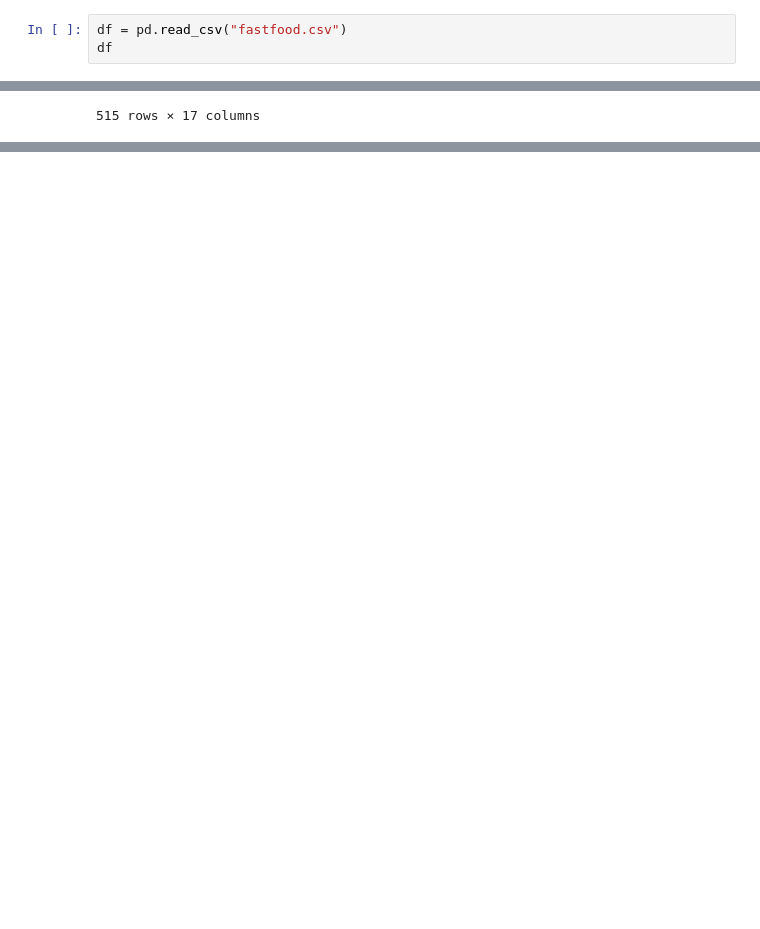
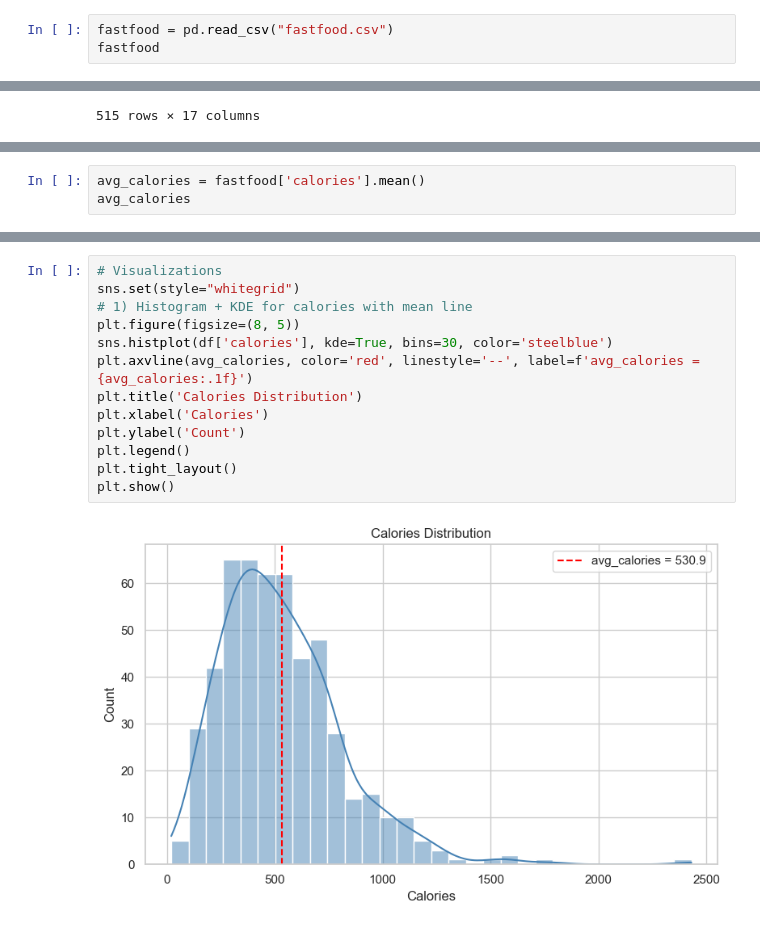
Before and after one commit to Evimess/IS477_FInal_Project, a Jupyter notebook: is477_analysis.ipynb, the cells around one changed output, grey strips where cells are left out. Drawn from its saved outputs; the diff is of its cells as text; blank space fills up the shorter version.

```diff
--- a/is477_analysis.ipynb
+++ b/is477_analysis.ipynb
@@ -4,6 +6,6 @@ import numpy as np
 # %%
-df = pd.read_csv("fastfood.csv")
-df
+fastfood = pd.read_csv("fastfood.csv")
+fastfood
 # %% [output]
 |  | restaurant | item | calories | cal_fat | total_fat | sat_fat | trans_fat | cholesterol | sodium | ... |
 | 0 | Mcdonalds | Artisan Grilled Chicken Sandwich | 380 | 60 | 7 | 2.0 | 0.0 | 95 | 1110 | ... |
@@ -39,3 +41,6 @@ vit_c          210
 calcium        210
 salad            0
 dtype: int64
+# %%
+avg_calories = fastfood['calories'].mean()
+avg_calories
@@ -41,0 +142,15 @@ dtype: int64
+# %%
+# Visualizations
+sns.set(style="whitegrid")
+# 1) Histogram + KDE for calories with mean line
+plt.figure(figsize=(8, 5))
+sns.histplot(df['calories'], kde=True, bins=30, color='steelblue')
+plt.axvline(avg_calories, color='red', linestyle='--', label=f'avg_calories = {avg_calories:.1f}')
+plt.title('Calories Distribution')
+plt.xlabel('Calories')
+plt.ylabel('Count')
+plt.legend()
+plt.tight_layout()
+plt.show()
+# %% [output]
+[figure, added]
```
Also changed, not shown: parts of 13 cells of this notebook, 3 other files.
